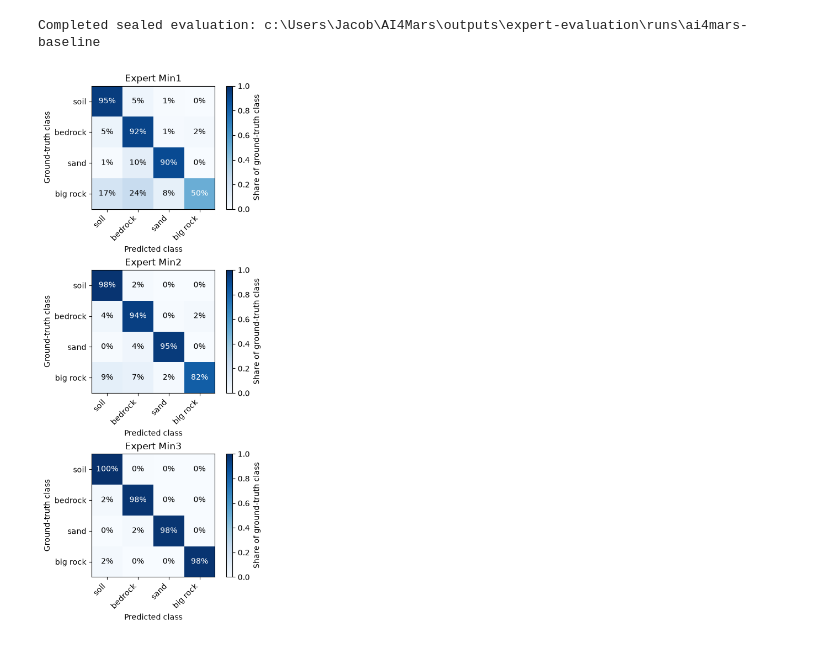
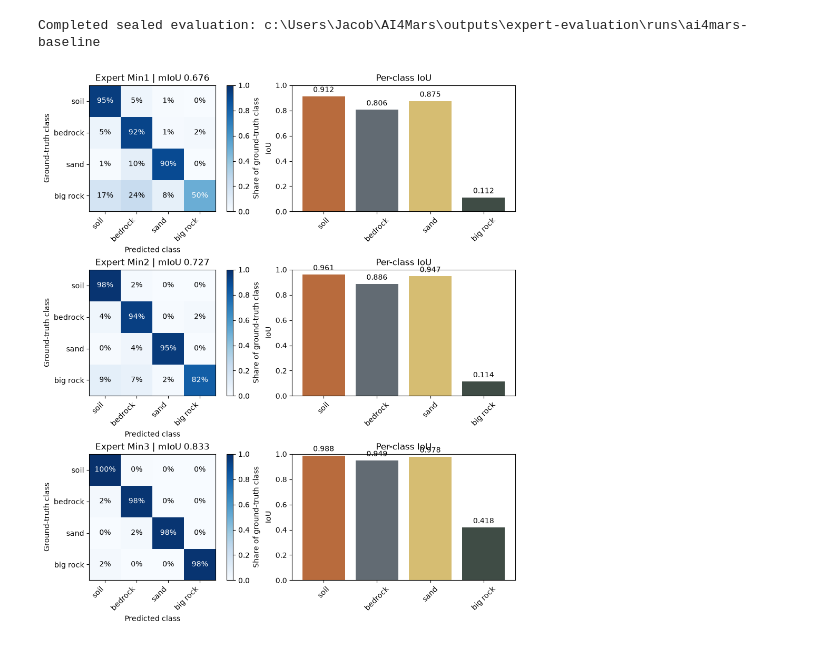
Before and after one commit to Jacob-Miller-s/AI4Mars, a Jupyter notebook: notebooks/expert_test.ipynb, the cells around one changed output. Cells and saved outputs as stored; diff of their text form; code cells hidden in the pictures.

Commit message:
Update plotting cell to include per class IoU and mIoU

```diff
--- a/notebooks/expert_test.ipynb
+++ b/notebooks/expert_test.ipynb
@@ -49,35 +49,77 @@ Completed sealed evaluation: c:\Users\Jacob\AI4Mars\outputs\expert-evaluation\ru
 # %%
 import base64
 import json
 from io import BytesIO
 
 import matplotlib.pyplot as plt
 import numpy as np
 from IPython.display import display
 
-report = json.loads((run_dir / 'artifacts' / 'expert_evaluation.json').read_text(encoding='utf-8'))
-class_names = ('soil', 'bedrock', 'sand', 'big rock')
-split_items = list(report['splits'].items())
-figure, axes = plt.subplots(len(split_items), 1, figsize=(5, 10), constrained_layout=True)
-axes = np.atleast_1d(axes)
+report = json.loads(
+    (run_dir / "artifacts" / "expert_evaluation.json").read_text(encoding="utf-8")
+)
+class_names = ("soil", "bedrock", "sand", "big rock")
+split_items = list(report["splits"].items())
 
-for axis, (split_name, metrics) in zip(axes, split_items):
-    matrix = np.asarray(metrics['normalized_confusion_matrix'], dtype=float)
-    image = axis.imshow(matrix, vmin=0.0, vmax=1.0, cmap='Blues')
-    axis.set_title(split_name.replace('_', ' ').title())
-    axis.set_xlabel('Predicted class')
-    axis.set_ylabel('Ground-truth class')
-    axis.set_xticks(range(len(class_names)), class_names, rotation=45, ha='right')
-    axis.set_yticks(range(len(class_names)), class_names)
+figure, axes = plt.subplots(
+    len(split_items),
+    2,
+    figsize=(10, 3.5 * len(split_items)),
+    constrained_layout=True,
+)
+figure.set_constrained_layout_pads(
+    w_pad=0.08,
+    h_pad=0.18,
+    wspace=0.08,
+    hspace=0.12,
+)
+
+for row, (split_name, metrics) in zip(axes, split_items):
+    confusion_axis, iou_axis = row
+
+    matrix = np.asarray(metrics["normalized_confusion_matrix"], dtype=float)
+    image = confusion_axis.imshow(matrix, vmin=0.0, vmax=1.0, cmap="Blues")
+    confusion_axis.set_title(
+        f"{split_name.replace('_', ' ').title()} | mIoU {metrics['mean_iou']:.3f}"
+    )
+    confusion_axis.set_xlabel("Predicted class")
+    confusion_axis.set_ylabel("Ground-truth class")
+    confusion_axis.set_xticks(range(len(class_names)), class_names, rotation=45, ha="right")
+    confusion_axis.set_yticks(range(len(class_names)), class_names)
+
     for row_index in range(matrix.shape[0]):
         for column_index in range(matrix.shape[1]):
             value = matrix[row_index, column_index]
-            axis.text(column_index, row_index, f'{value:.0%}', ha='center', va='center', color='white' if value >= 0.5 else 'black')
-    figure.colorbar(image, ax=axis, label='Share of ground-truth class')
+            confusion_axis.text(
+                column_index,
+                row_index,
+                f"{value:.0%}",
+                ha="center",
+                va="center",
+                color="white" if value >= 0.5 else "black",
+            )
+
+    figure.colorbar(image, ax=confusion_axis, label="Share of ground-truth class")
+
+    ious = [class_metrics["iou"] for class_metrics in metrics["per_class"]]
+    bars = iou_axis.bar(class_names, ious, color=["#b86b3d", "#626b73", "#d6bd72", "#3f4c45"])
+    iou_axis.set_title("Per-class IoU")
+    iou_axis.set_ylabel("IoU")
+    iou_axis.set_ylim(0.0, 1.08)
+    iou_axis.tick_params(axis="x", rotation=45)
+
+    for bar, iou in zip(bars, ious):
+        iou_axis.text(
+            bar.get_x() + bar.get_width() / 2,
+            iou + 0.02,
+            f"{iou:.3f}",
+            ha="center",
+            va="bottom",
+        )
 
 image_buffer = BytesIO()
-figure.savefig(image_buffer, format='png', dpi=100, bbox_inches='tight')
+figure.savefig(image_buffer, format="png", dpi=100, bbox_inches="tight")
 plt.close(figure)
-display({'image/png': base64.b64encode(image_buffer.getvalue()).decode('ascii')}, raw=True)
+display({"image/png": base64.b64encode(image_buffer.getvalue()).decode("ascii")}, raw=True)
 # %% [output]
-[figure, old version]
+[figure, new version]
```
